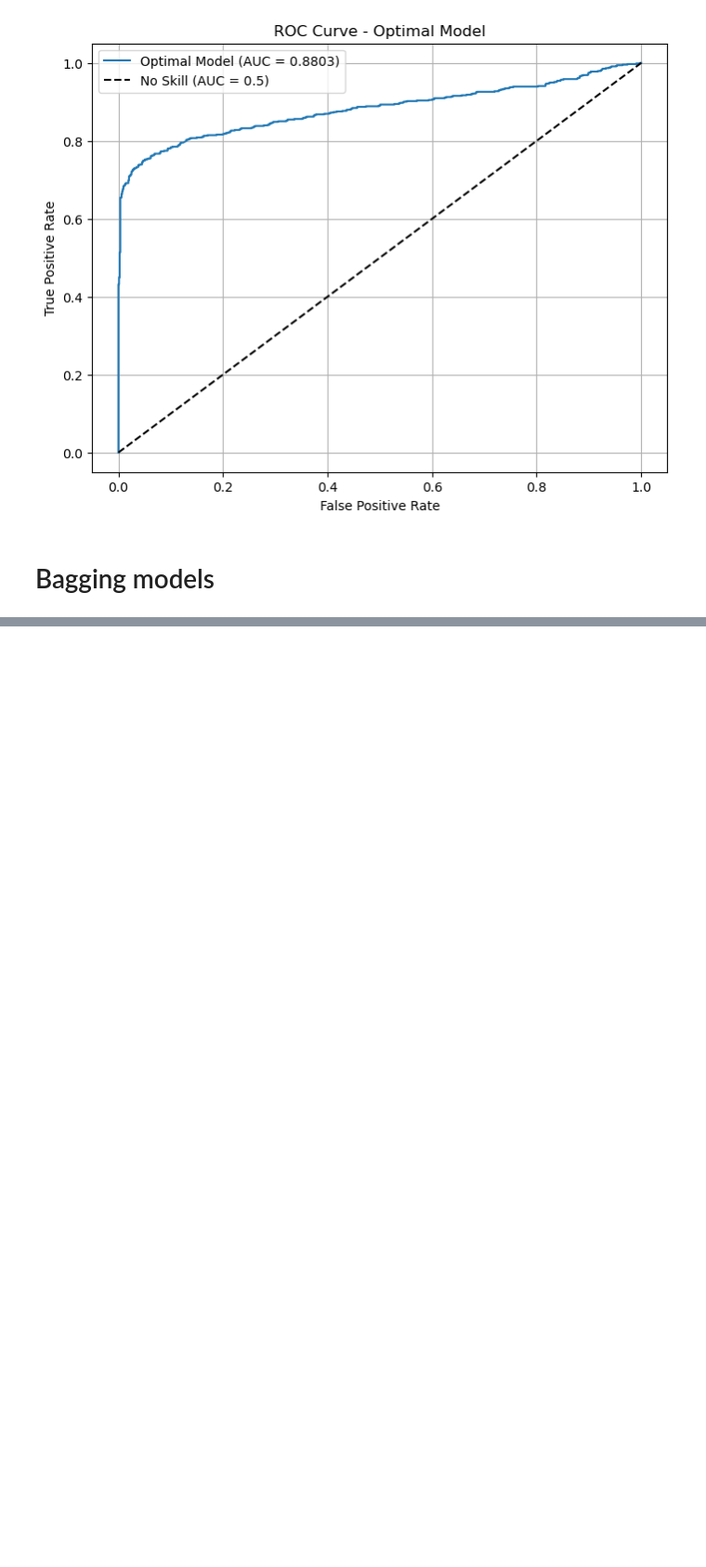
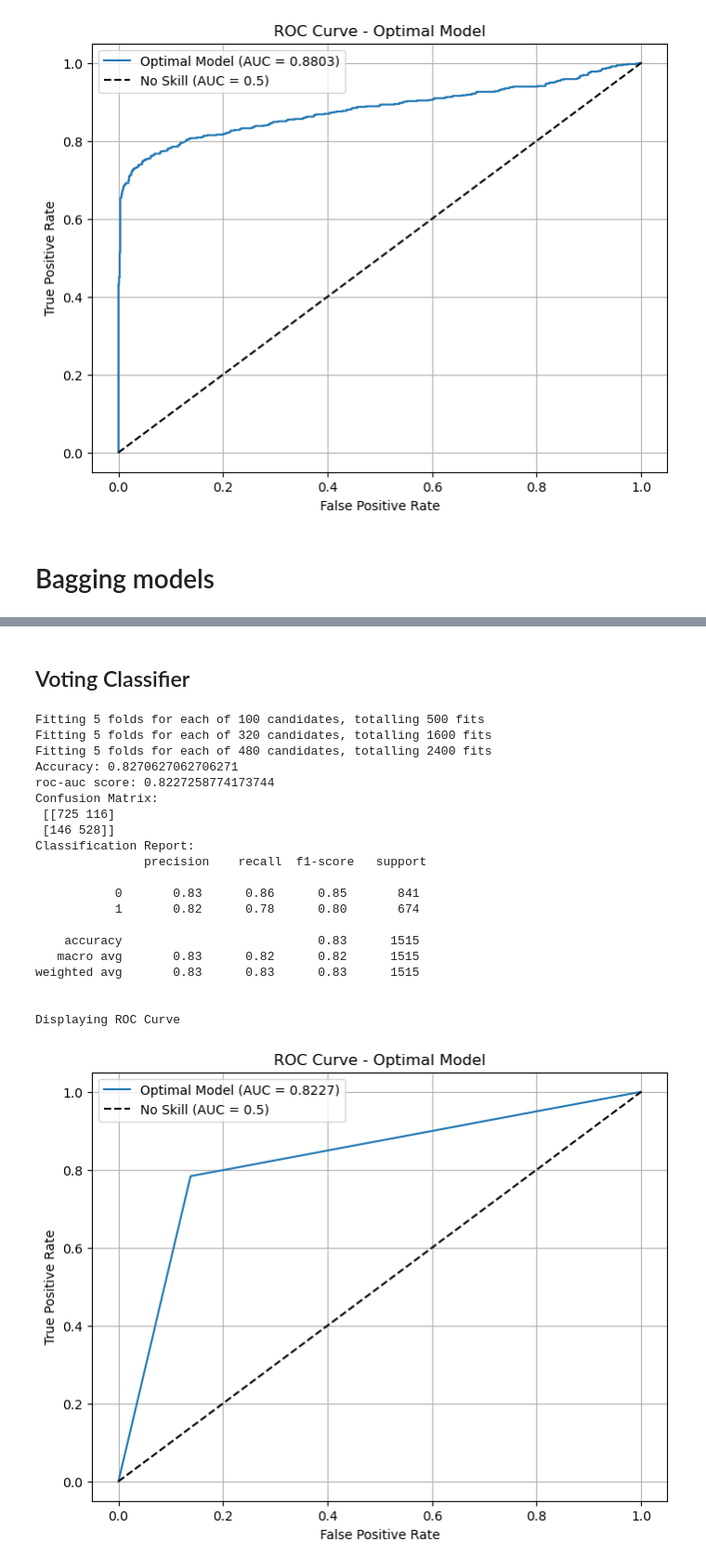
Before and after one commit to WANG-Lucas-sokko/ML_CCC, a Jupyter notebook: ML_CCC_project.ipynb, the cells around one changed output, grey strips where cells are left out. Shown at 93% size. Saved outputs shown, nothing was run; the diff lists cells and outputs as text; code cells hidden in the pictures; blank space fills up the shorter version.

```diff
--- a/ML_CCC_project.ipynb
+++ b/ML_CCC_project.ipynb
@@ -1038,0 +1205,5 @@ accuracy_list.append(accuracy_score(y_test, y_pred_grid))
+# %%
+name_list.append("Tree Grid Bagging")
+accuracy_list.append(accuracy_score(y_test, y_pred_grid))
+f1_score_list.append(f1_score(y_test, y_pred_grid))
+auc_roc_list.append(roc_auc_score(y_test, y_proba_grid))
@@ -1038,0 +1283,51 @@ accuracy_list.append(accuracy_score(y_test, y_pred_grid))
+# %%
+name_list.append("SVM Grid Bagging")
+accuracy_list.append(accuracy_score(y_test, y_pred_grid))
+f1_score_list.append(f1_score(y_test, y_pred_grid))
+auc_roc_list.append(roc_auc_score(y_test, y_proba_grid))
+# %% [markdown]
+## Voting Classifier
+# %%
+voting_clf_soft = VotingClassifier(
+    estimators=[
+        #("Bagging LogisticRegression", bagGrid_searchLR),
+        ("LogisticRegression", grid_searchLR),
+        ("Bagging SVM", bagGrid_searchSVM),
+        ("Bagging Tree", bagGrid_searchTree),
+    ],
+    voting='soft'
+)
+
+voting_clf_soft.fit(X_train,y_train)
+y_pred_votclf = voting_clf_soft.predict(X_test)
+y_proba_votclf = voting_clf_soft.predict(X_test)
+
+show_metrics(y_test, y_pred_votclf, y_proba_votclf)
+display_roc_curve(y_test, y_proba_votclf)
+
+name_list.append("Voting Classifier 1")
+accuracy_list.append(accuracy_score(y_test, y_pred_votclf))
+f1_score_list.append(f1_score(y_test, y_pred_votclf))
+auc_roc_list.append(roc_auc_score(y_test, y_proba_votclf))
+# %% [output]
+Fitting 5 folds for each of 100 candidates, totalling 500 fits
+Fitting 5 folds for each of 320 candidates, totalling 1600 fits
+Fitting 5 folds for each of 480 candidates, totalling 2400 fits
+Accuracy: 0.8270627062706271
+roc-auc score: 0.8227258774173744
+Confusion Matrix:
+ [[725 116]
+ [146 528]]
+Classification Report:
+               precision    recall  f1-score   support
+
+           0       0.83      0.86      0.85       841
+           1       0.82      0.78      0.80       674
+
+    accuracy                           0.83      1515
+   macro avg       0.83      0.82      0.82      1515
+weighted avg       0.83      0.83      0.83      1515
+
+
+Displaying ROC Curve
+[figure, added]
```
Also changed, not shown: parts of 34 cells of this notebook.
